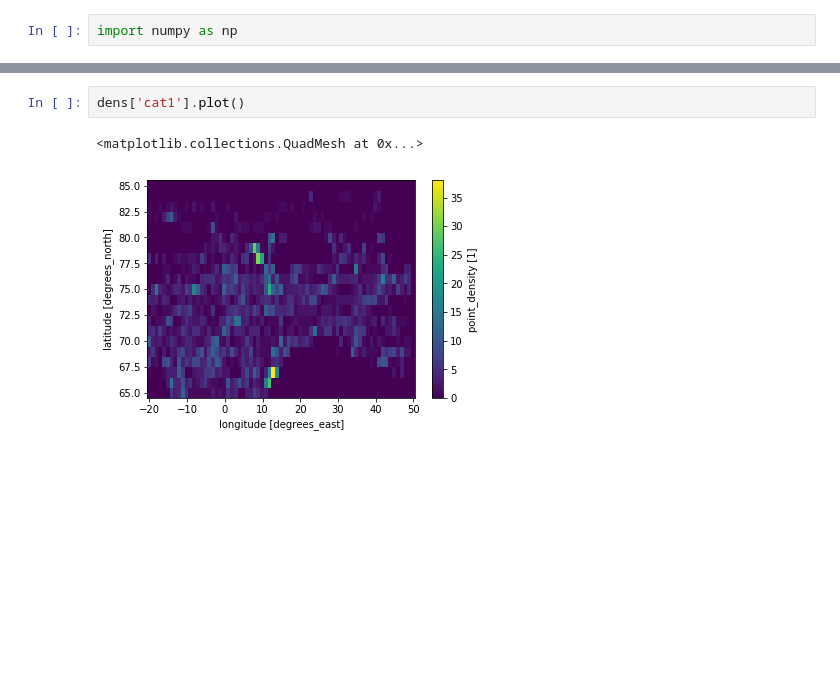
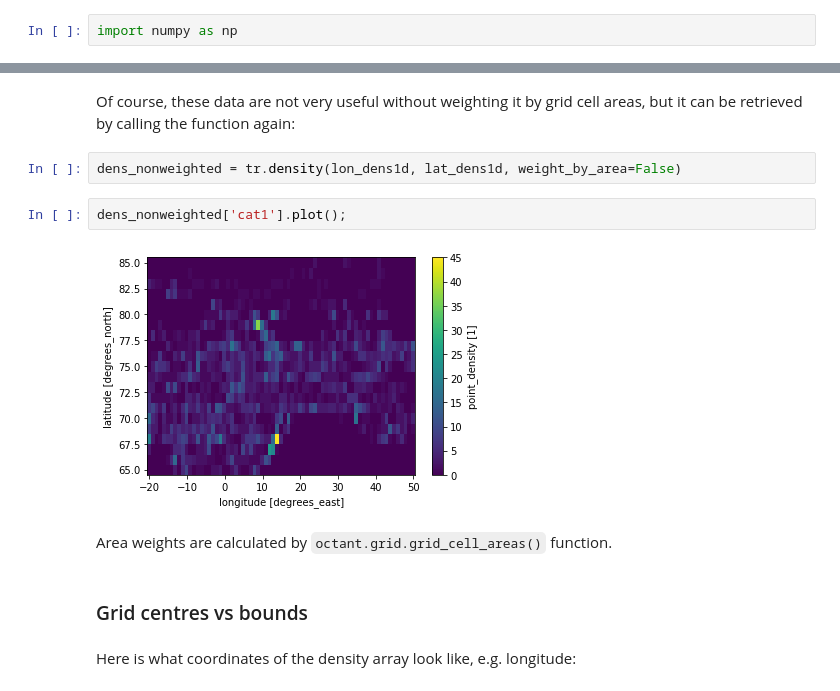
Before and after one commit to dennissergeev/octant, a Jupyter notebook: examples/03_Density.ipynb, the cells around one changed output, grey strips where cells are left out. Cells and saved outputs as stored; diff of their text form; blank space fills up the shorter version.

Commit message:
fix few bugs in density calculation, update example notebook

```diff
--- a/examples/03_Density.ipynb
+++ b/examples/03_Density.ipynb
@@ -101,5 +120,14 @@ dens
+# %% [markdown]
+Of course, these data are not very useful without weighting it by grid cell areas, but it can be retrieved by calling the function again:
+# %%
+dens_nonweighted = tr.density(lon_dens1d, lat_dens1d, weight_by_area=False)
 # %%
-dens['cat1'].plot()
+dens_nonweighted['cat1'].plot();
 # %% [output]
-<matplotlib.collections.QuadMesh at 0x...>
-[figure, old version]
+[figure, new version]
+# %% [markdown]
+Area weights are calculated by `octant.grid.grid_cell_areas()` function.
+# %% [markdown]
+### Grid centres vs bounds
+# %% [markdown]
+Here is what coordinates of the density array look like, e.g. longitude:
```
Also changed, not shown: parts of 17 cells of this notebook, 2 other files.
